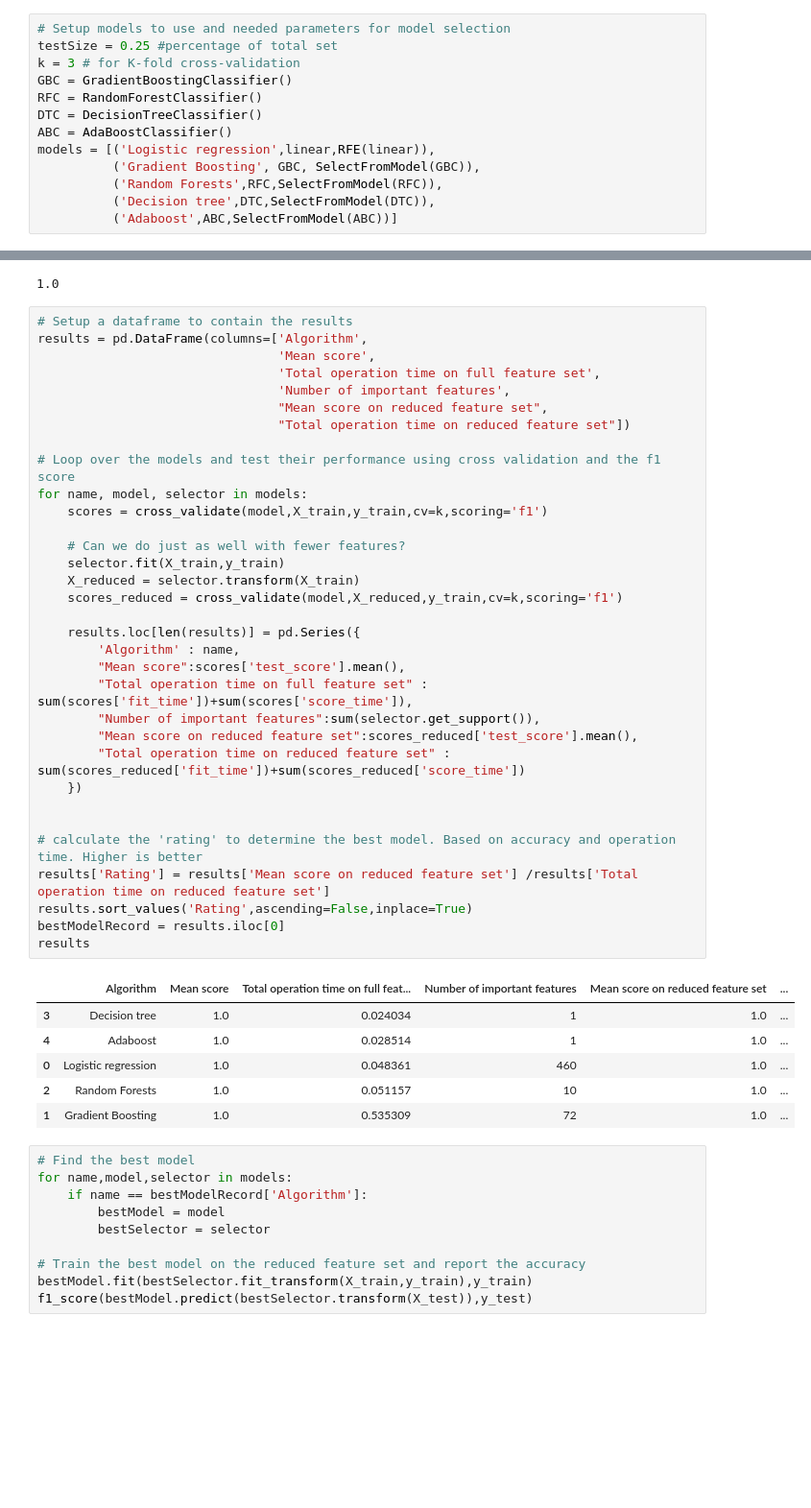
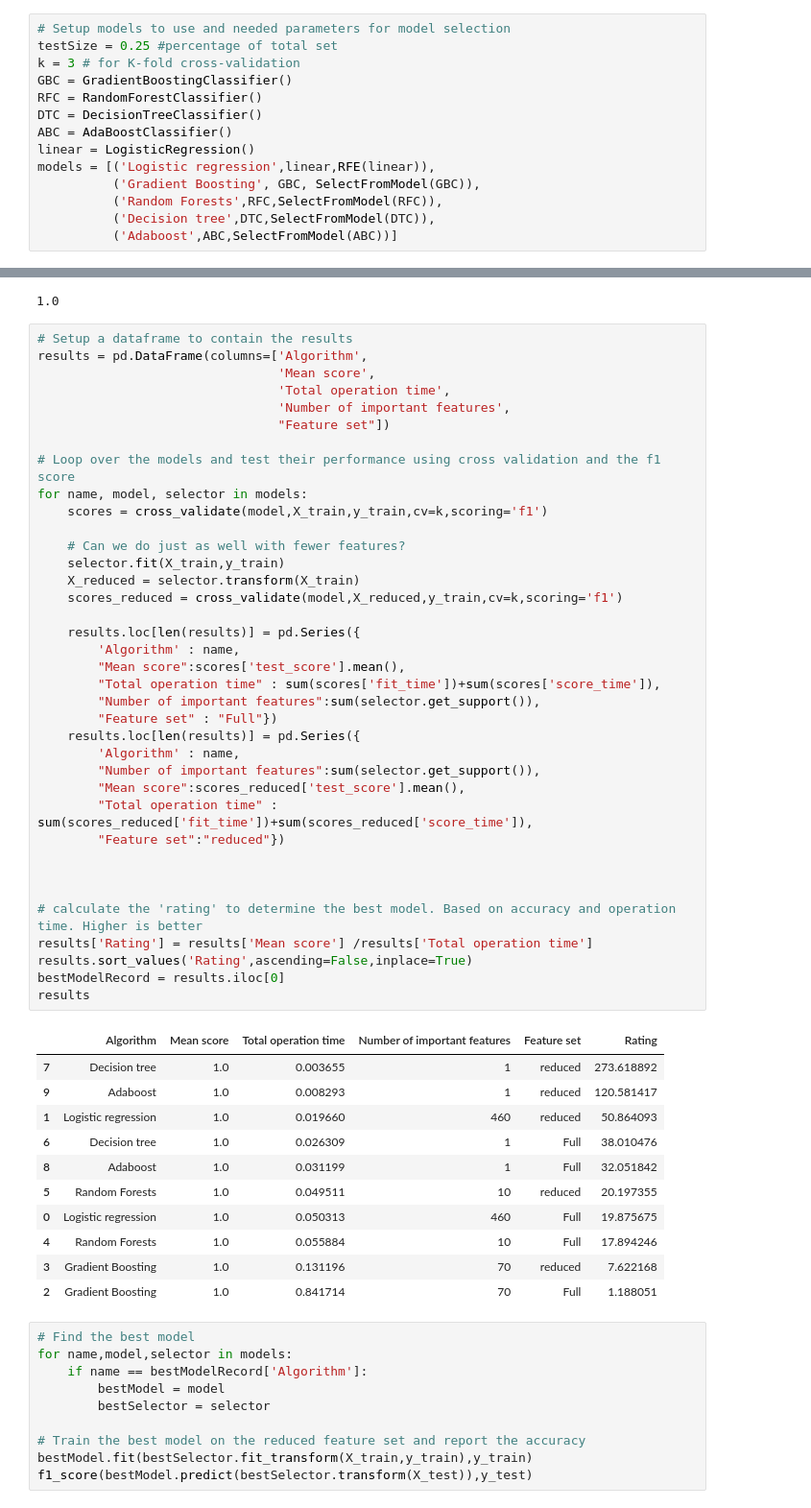
Before and after one commit to dvente/mscMLproject2, a Jupyter notebook: src/binarySpectrum.ipynb, the cells around one changed output, grey strips where cells are left out. Shown at 96% size. Drawn from its saved outputs; the diff is of its cells as text; blank space fills up the shorter version.

```diff
--- a/src/binarySpectrum.ipynb
+++ b/src/binarySpectrum.ipynb
@@ -18,6 +18,7 @@ GBC = GradientBoostingClassifier()
 RFC = RandomForestClassifier()
 DTC = DecisionTreeClassifier()
 ABC = AdaBoostClassifier()
+linear = LogisticRegression()
 models = [('Logistic regression',linear,RFE(linear)),
           ('Gradient Boosting', GBC, SelectFromModel(GBC)),
           ('Random Forests',RFC,SelectFromModel(RFC)),
@@ -50,43 +51,52 @@ f1_score(linear.predict(X_train),y_train)
 # %%
 # Setup a dataframe to contain the results
 results = pd.DataFrame(columns=['Algorithm',
                                 'Mean score',
-                                'Total operation time on full feature set',
+                                'Total operation time',
                                 'Number of important features',
-                                "Mean score on reduced feature set",
-                                "Total operation time on reduced feature set"])
+                                "Feature set"])
 
 # Loop over the models and test their performance using cross validation and the f1 score
 for name, model, selector in models:
     scores = cross_validate(model,X_train,y_train,cv=k,scoring='f1')
 
     # Can we do just as well with fewer features?
     selector.fit(X_train,y_train)
     X_reduced = selector.transform(X_train)
     scores_reduced = cross_validate(model,X_reduced,y_train,cv=k,scoring='f1')
 
     results.loc[len(results)] = pd.Series({
         'Algorithm' : name,
         "Mean score":scores['test_score'].mean(),
-        "Total operation time on full feature set" : sum(scores['fit_time'])+sum(scores['score_time']),
+        "Total operation time" : sum(scores['fit_time'])+sum(scores['score_time']),
         "Number of important features":sum(selector.get_support()),
-        "Mean score on reduced feature set":scores_reduced['test_score'].mean(),
-        "Total operation time on reduced feature set" : sum(scores_reduced['fit_time'])+sum(scores_reduced['score_time'])
-    })
+        "Feature set" : "Full"})
+    results.loc[len(results)] = pd.Series({
+        'Algorithm' : name,
+        "Number of important features":sum(selector.get_support()),
+        "Mean score":scores_reduced['test_score'].mean(),
+        "Total operation time" : sum(scores_reduced['fit_time'])+sum(scores_reduced['score_time']),
+        "Feature set":"reduced"})
+
 
 
 # calculate the 'rating' to determine the best model. Based on accuracy and operation time. Higher is better
-results['Rating'] = results['Mean score on reduced feature set'] /results['Total operation time on reduced feature set']
+results['Rating'] = results['Mean score'] /results['Total operation time']
 results.sort_values('Rating',ascending=False,inplace=True)
 bestModelRecord = results.iloc[0]
 results
 # %% [output]
-|  | Algorithm | Mean score | Total operation time on full feat... | Number of important features | Mean score on reduced feature set | ... |
-| 3 | Decision tree | 1.0 | 0.024034 | 1 | 1.0 | ... |
-| 4 | Adaboost | 1.0 | 0.028514 | 1 | 1.0 | ... |
-| 0 | Logistic regression | 1.0 | 0.048361 | 460 | 1.0 | ... |
-| 2 | Random Forests | 1.0 | 0.051157 | 10 | 1.0 | ... |
-| 1 | Gradient Boosting | 1.0 | 0.535309 | 72 | 1.0 | ... |
+|  | Algorithm | Mean score | Total operation time | Number of important features | Feature set | Rating |
+| 7 | Decision tree | 1.0 | 0.003655 | 1 | reduced | 273.618892 |
+| 9 | Adaboost | 1.0 | 0.008293 | 1 | reduced | 120.581417 |
+| 1 | Logistic regression | 1.0 | 0.019660 | 460 | reduced | 50.864093 |
+| 6 | Decision tree | 1.0 | 0.026309 | 1 | Full | 38.010476 |
+| 8 | Adaboost | 1.0 | 0.031199 | 1 | Full | 32.051842 |
+| 5 | Random Forests | 1.0 | 0.049511 | 10 | reduced | 20.197355 |
+| 0 | Logistic regression | 1.0 | 0.050313 | 460 | Full | 19.875675 |
+| 4 | Random Forests | 1.0 | 0.055884 | 10 | Full | 17.894246 |
+| 3 | Gradient Boosting | 1.0 | 0.131196 | 70 | reduced | 7.622168 |
+| 2 | Gradient Boosting | 1.0 | 0.841714 | 70 | Full | 1.188051 |
 # %%
 # Find the best model
 for name,model,selector in models:
```
Also changed, not shown: parts of 3 cells of this notebook, 2 other files.
